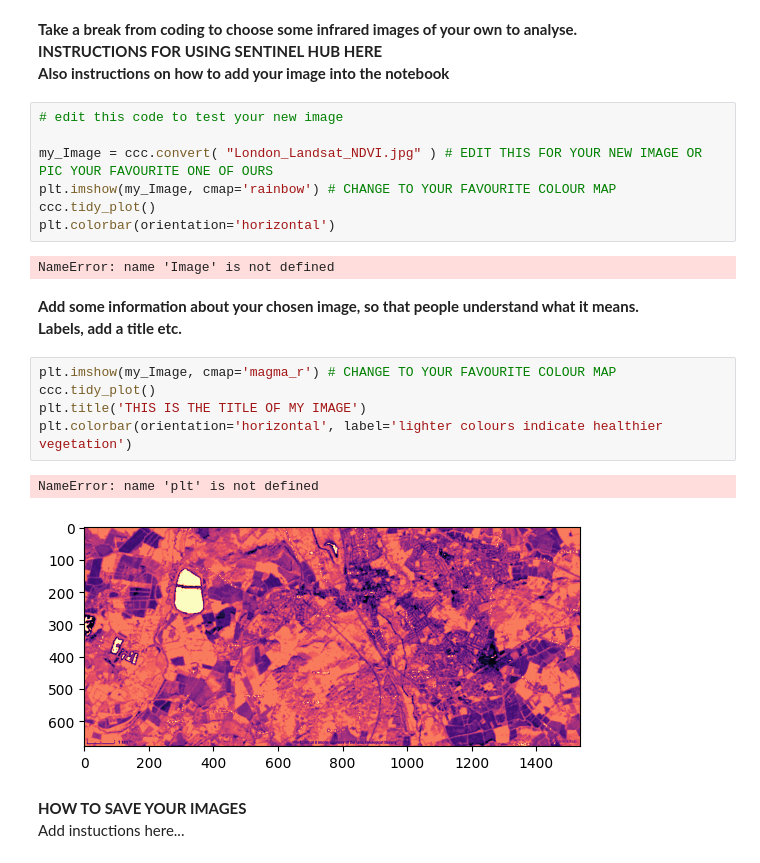
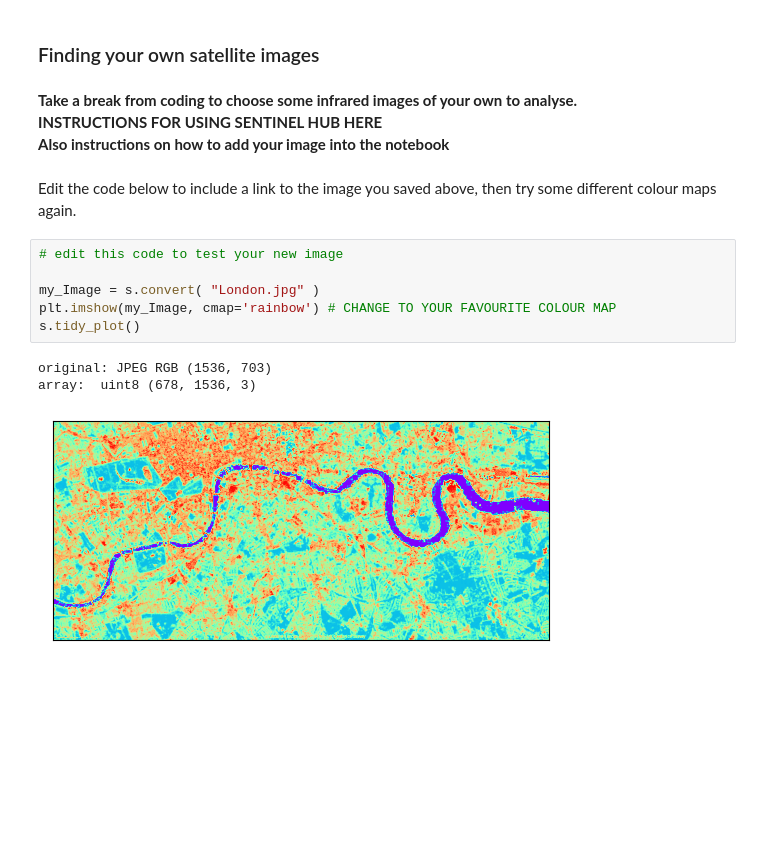
Before and after one commit to hermonochy/satellite-imagery, a Jupyter notebook: content/CCC/CreativeComputingClub.ipynb, the cells around one changed output. Cells and saved outputs as stored; diff of their text form; blank space fills up the shorter version.

```diff
--- a/content/CCC/CreativeComputingClub.ipynb
+++ b/content/CCC/CreativeComputingClub.ipynb
@@ -51,27 +92,18 @@ NameError: name 'plt' is not defined
+# %% [markdown]
+<h3>Finding your own satellite images</h3>
 # %% [markdown]
 **Take a break from coding to choose some infrared images of your own to analyse.<br>
 INSTRUCTIONS FOR USING SENTINEL HUB HERE<br>
 Also instructions on how to add your image into the notebook**
+# %% [markdown]
+Edit the code below to include a link to the image you saved above, then try some different colour maps again.<br>
 # %%
 # edit this code to test your new image
 
-my_Image = ccc.convert( "London_Landsat_NDVI.jpg" ) # EDIT THIS FOR YOUR NEW IMAGE OR PIC YOUR FAVOURITE ONE OF OURS
+my_Image = s.convert( "London.jpg" )
 plt.imshow(my_Image, cmap='rainbow') # CHANGE TO YOUR FAVOURITE COLOUR MAP
-ccc.tidy_plot()
-plt.colorbar(orientation='horizontal')
+s.tidy_plot()
 # %% [output]
-NameError: name 'Image' is not defined
+original: JPEG RGB (1536, 703)
+array:  uint8 (678, 1536, 3)
+[figure, added]
-# %% [markdown]
-**Add some information about your chosen image, so that people understand what it means.<br>
-Labels, add a title etc.**
-# %%
-plt.imshow(my_Image, cmap='magma_r') # CHANGE TO YOUR FAVOURITE COLOUR MAP
-ccc.tidy_plot()
-plt.title('THIS IS THE TITLE OF MY IMAGE')
-plt.colorbar(orientation='horizontal', label='lighter colours indicate healthier vegetation')
-# %% [output]
-NameError: name 'plt' is not defined
-[figure, removed]
-# %% [markdown]
-**HOW TO SAVE YOUR IMAGES**<br>
-Add instuctions here...
```
Also changed, not shown: parts of 32 cells of this notebook, 5 other files.
